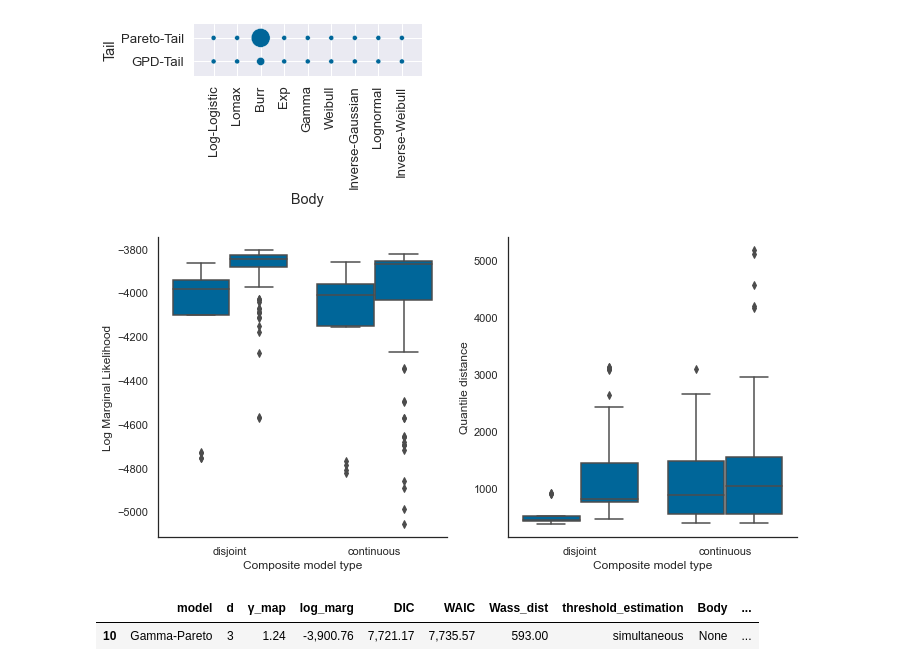
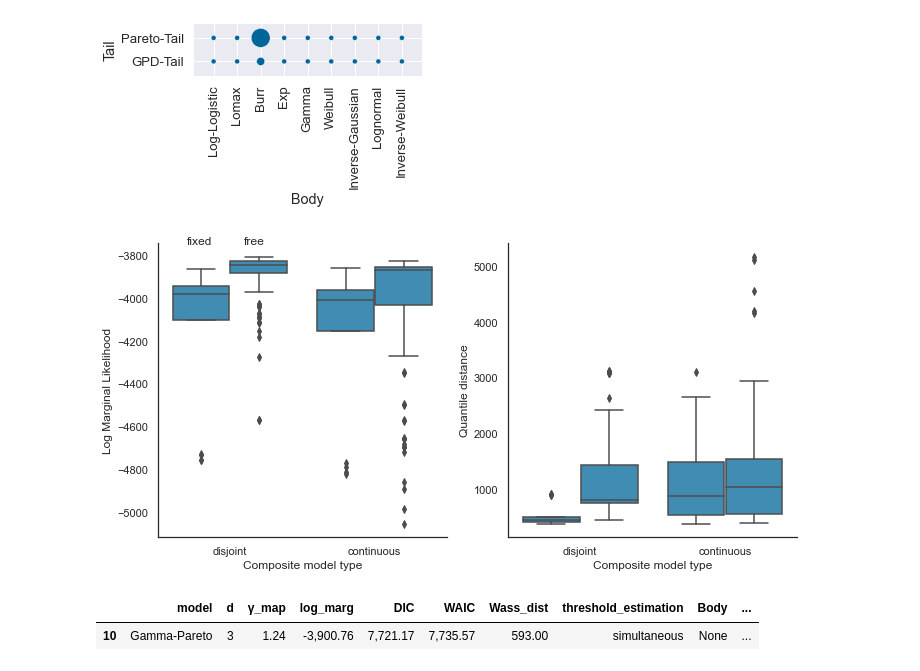
Before and after one commit to LaGauffre/SMCCompoMo, a Jupyter notebook: Notebooks/danish_fire_insurance.ipynb, the cells around one changed output. Cells and saved outputs as stored; diff of their text form; code cells hidden in the pictures.

```diff
--- a/Notebooks/danish_fire_insurance.ipynb
+++ b/Notebooks/danish_fire_insurance.ipynb
@@ -170,23 +170,25 @@ for compo_model_type in compo_model_types:
 # %%
 selec = np.logical_and(loss_model_df["Body"].values != None, loss_model_df["Type"].values != "simple")
 sub_df = loss_model_df.iloc[selec].reset_index(drop=True)
 sns.set_theme(style="white")
 fig, axs = plt.subplots(1, 2, sharex=True, figsize=(10,5))
 g = sns.boxplot(ax = axs[0], x="Type", y="log_marg", hue = "threshold_estimation", data=loss_model_df.iloc[selec])
 axs[0].legend([],[], frameon=False)
+axs[0].annotate("fixed", xy=(-0.3, -3750))
+axs[0].annotate("free", xy=(0.1, -3750))
 g.set(xlabel="Composite model type", ylabel="Log Marginal Likelihood")
 for i,box in enumerate(g.artists):
-    box.set_facecolor('#006699')
+    box.set_facecolor((0, 0.4, 0.6, 0.75))
 g = sns.boxplot(ax = axs[1], x="Type", y="Wass_dist", hue = "threshold_estimation", data=loss_model_df.iloc[selec])
 g.set(xlabel="Composite model type", ylabel="Quantile distance")
 for i,box in enumerate(g.artists):
-    box.set_facecolor('#006699')
+    box.set_facecolor((0, 0.4, 0.6, 0.75))
 axs[1].legend([],[], frameon=False)
 fig.tight_layout()
 sns.despine()
 plt.savefig("../../SMCLoMo/Figures/boxplot_danish_log_marg_Wass_fixed_threshold.pdf")
 # %% [output]
-[figure, old version]
+[figure, new version]
 # %%
 
 loss_model_df[loss_model_df["model"] == "Gamma-Pareto"]
```
Also changed, not shown: parts of 2 cells of this notebook, 20 other files.
